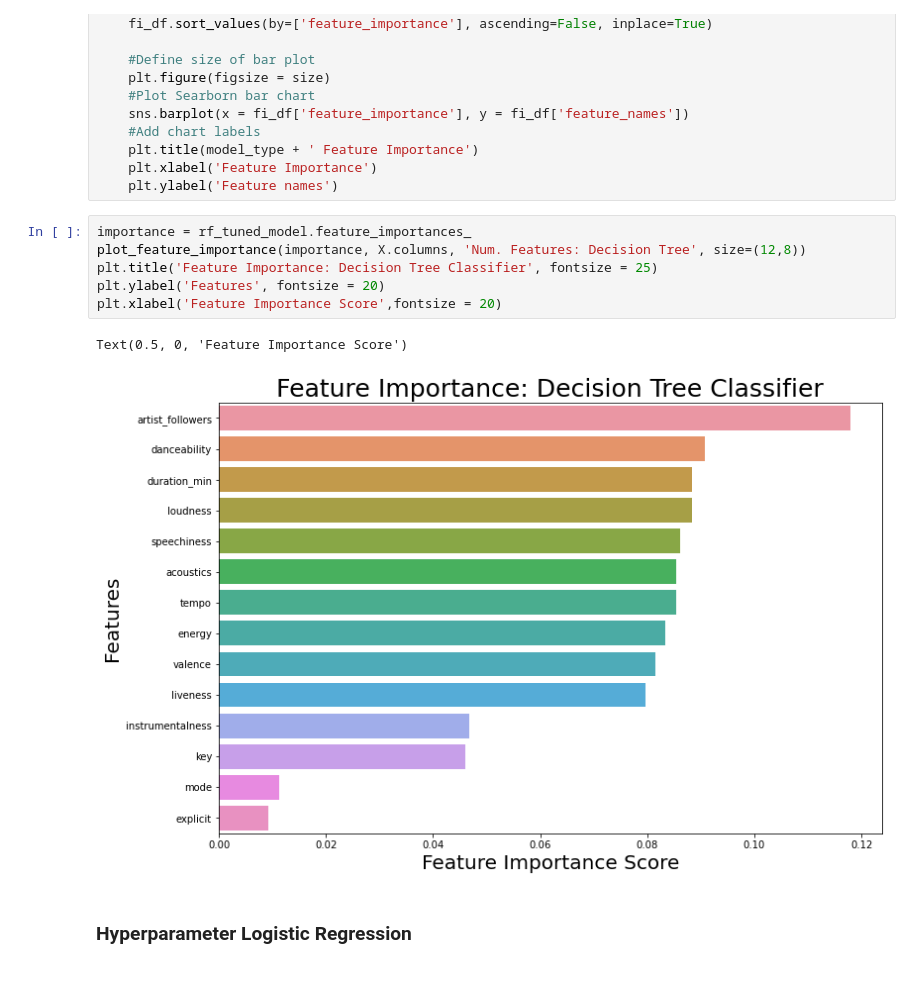
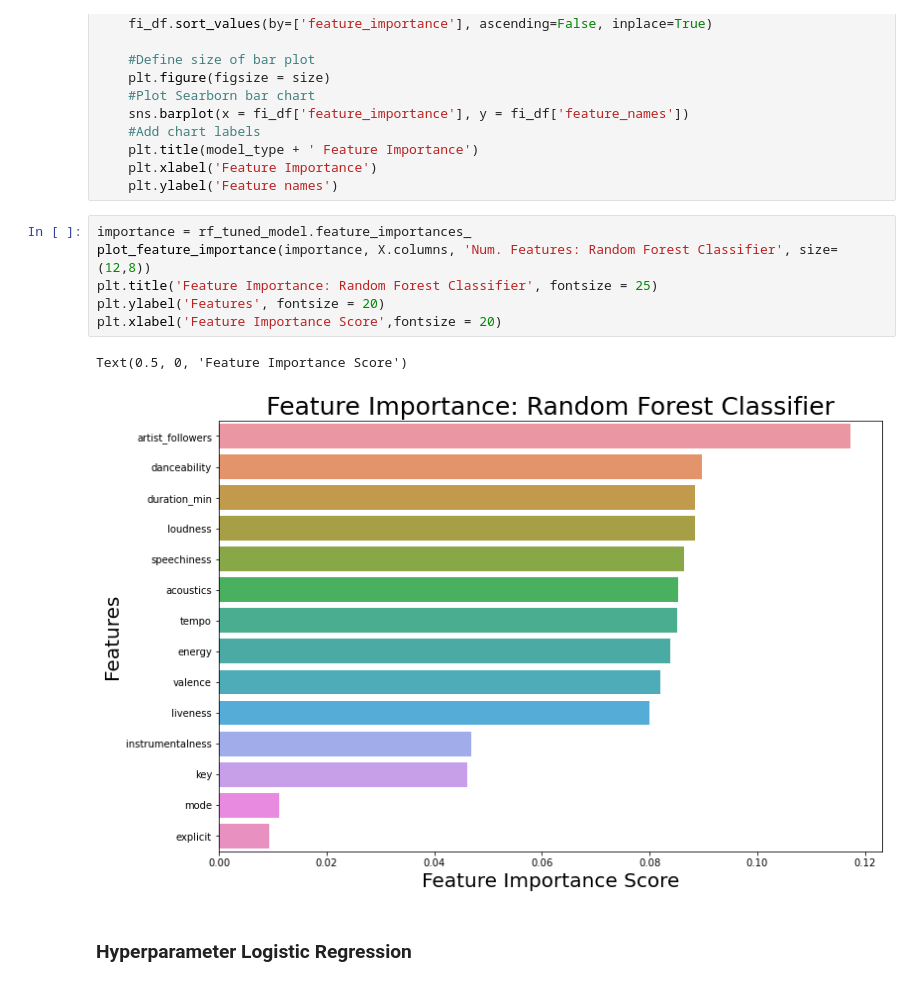
Before and after one commit to MaxiTrien/spotify-data-science-project, a Jupyter notebook: spotify-songs-classif-popularity.ipynb, the cells around one changed output. Cells and saved outputs as stored; diff of their text form.

Commit message:
Change plot title

```diff
--- a/spotify-songs-classif-popularity.ipynb
+++ b/spotify-songs-classif-popularity.ipynb
@@ -526,13 +526,13 @@ def plot_feature_importance(importance, names, model_type, size):
     plt.ylabel('Feature names')
 # %%
 importance = rf_tuned_model.feature_importances_
-plot_feature_importance(importance, X.columns, 'Num. Features: Decision Tree', size=(12,8))
-plt.title('Feature Importance: Decision Tree Classifier', fontsize = 25)
+plot_feature_importance(importance, X.columns, 'Num. Features: Random Forest Classifier', size=(12,8))
+plt.title('Feature Importance: Random Forest Classifier', fontsize = 25)
 plt.ylabel('Features', fontsize = 20)
 plt.xlabel('Feature Importance Score',fontsize = 20)
 # %% [output]
 Text(0.5, 0, 'Feature Importance Score')
-[figure, old version]
+[figure, new version]
 # %% [markdown]
 ### Hyperparameter Logistic Regression
 # %%
```
Also changed, not shown: parts of 10 cells of this notebook.
